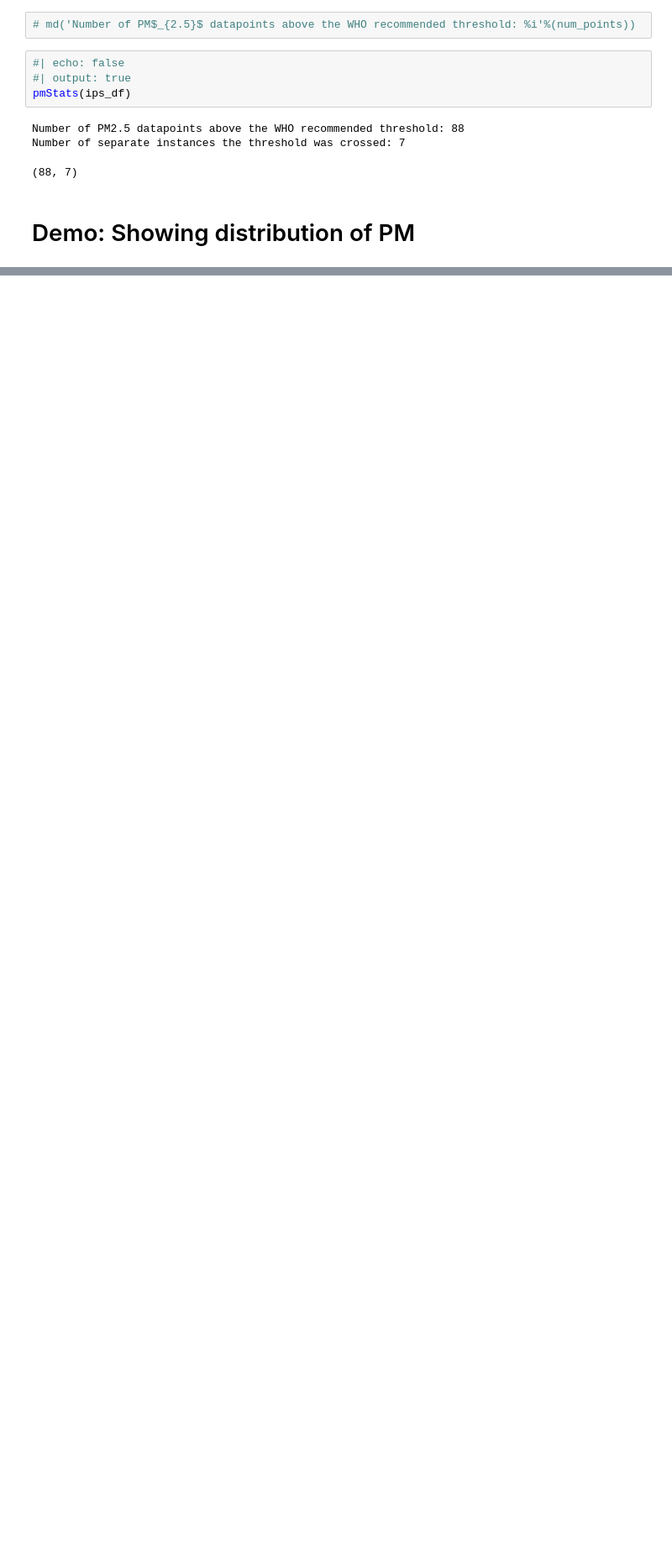
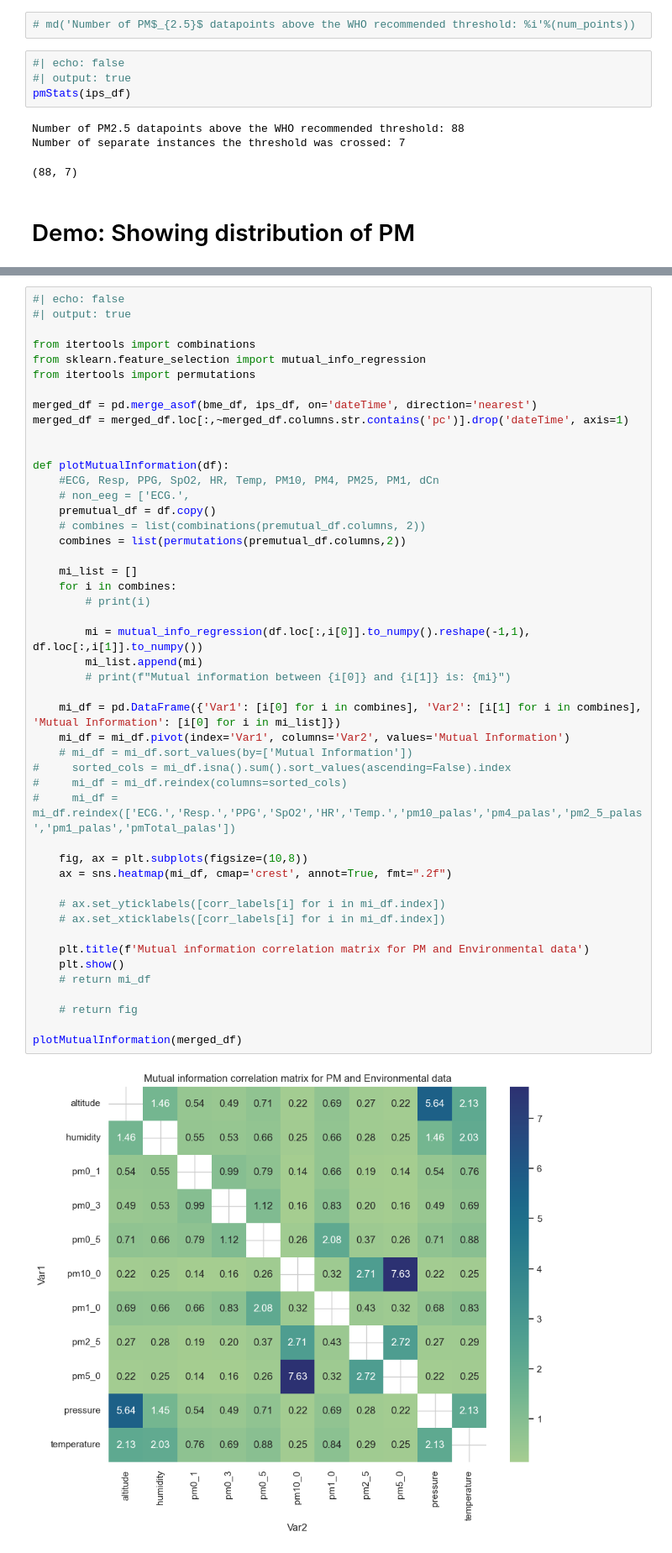
Before and after one commit to mi3nts/mints-aq-reports, a Jupyter notebook: notebooks/pm_data.ipynb, the cells around one changed output, grey strips where cells are left out. Shown at 84% size. Drawn from its saved outputs; the diff is of its cells as text; blank space fills up the shorter version.

Commit message:
first pass on mutual information between pm and environment

```diff
--- a/notebooks/pm_data.ipynb
+++ b/notebooks/pm_data.ipynb
@@ -241,0 +295,49 @@ plotPMdistribution(ips_df, 'pm2_5')
+# %%
+#| echo: false
+#| output: true
+
+from itertools import combinations
+from sklearn.feature_selection import mutual_info_regression
+from itertools import permutations
+
+merged_df = pd.merge_asof(bme_df, ips_df, on='dateTime', direction='nearest')
+merged_df = merged_df.loc[:,~merged_df.columns.str.contains('pc')].drop('dateTime', axis=1)
+
+
+def plotMutualInformation(df):
+    #ECG, Resp, PPG, SpO2, HR, Temp, PM10, PM4, PM25, PM1, dCn
+    # non_eeg = ['ECG.',
+    premutual_df = df.copy()
+    # combines = list(combinations(premutual_df.columns, 2))
+    combines = list(permutations(premutual_df.columns,2))
+
+    mi_list = []
+    for i in combines:
+        # print(i)
+
+        mi = mutual_info_regression(df.loc[:,i[0]].to_numpy().reshape(-1,1), df.loc[:,i[1]].to_numpy())
+        mi_list.append(mi)
+        # print(f"Mutual information between {i[0]} and {i[1]} is: {mi}")
+
+    mi_df = pd.DataFrame({'Var1': [i[0] for i in combines], 'Var2': [i[1] for i in combines], 'Mutual Information': [i[0] for i in mi_list]})
+    mi_df = mi_df.pivot(index='Var1', columns='Var2', values='Mutual Information')
+    # mi_df = mi_df.sort_values(by=['Mutual Information'])
+#     sorted_cols = mi_df.isna().sum().sort_values(ascending=False).index
+#     mi_df = mi_df.reindex(columns=sorted_cols)
+#     mi_df = mi_df.reindex(['ECG.','Resp.','PPG','SpO2','HR','Temp.','pm10_palas','pm4_palas','pm2_5_palas','pm1_palas','pmTotal_palas'])
+
+    fig, ax = plt.subplots(figsize=(10,8))
+    ax = sns.heatmap(mi_df, cmap='crest', annot=True, fmt=".2f")
+
+    # ax.set_yticklabels([corr_labels[i] for i in mi_df.index])
+    # ax.set_xticklabels([corr_labels[i] for i in mi_df.index])
+
+    plt.title(f'Mutual information correlation matrix for PM and Environmental data')
+    plt.show()
+    # return mi_df
+
+    # return fig
+
+plotMutualInformation(merged_df)
+# %% [output]
+[figure, added]
```
Also changed, not shown: parts of 10 cells of this notebook, 2 other files.
